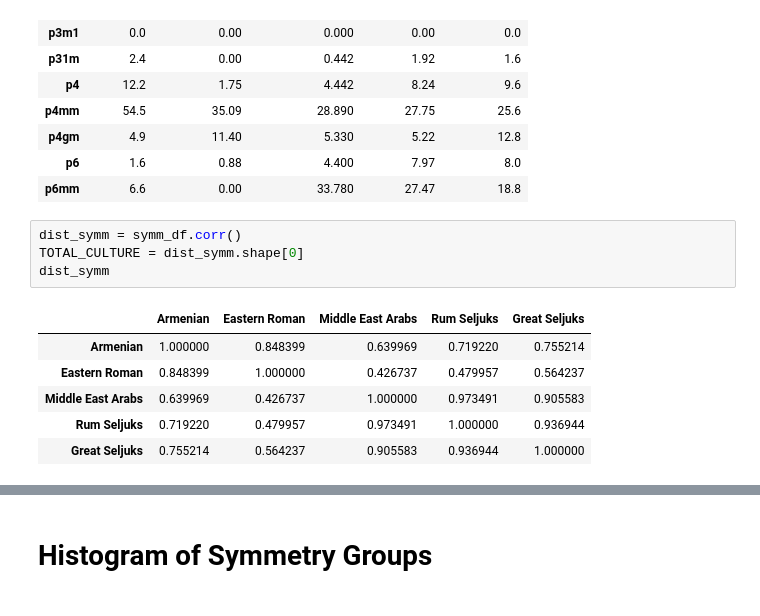
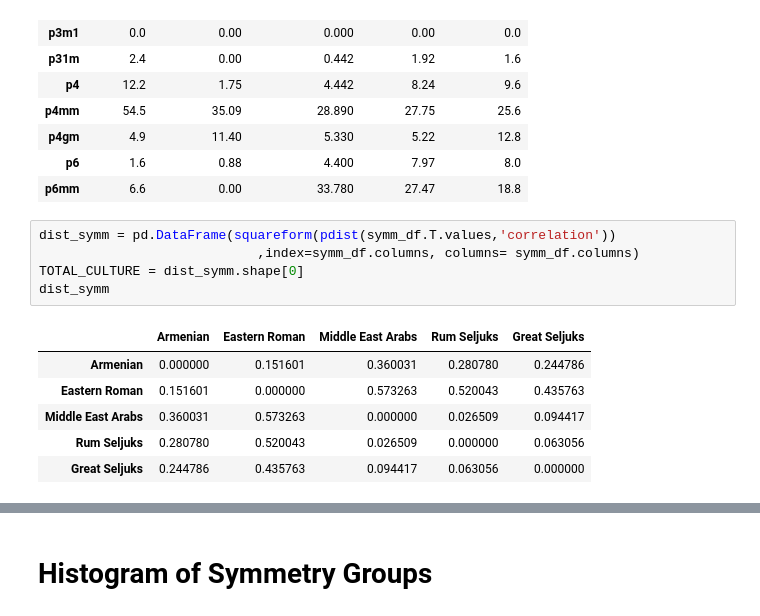
Before and after one commit to selimonat/ornament_symmgroups, a Jupyter notebook: SymmetrySimilarity_analysis.ipynb, the cells around one changed output, grey strips where cells are left out. Saved outputs shown, nothing was run; the diff lists cells and outputs as text.

Commit message:
added euclidean distance matrix, using pdist

```diff
--- a/SymmetrySimilarity_analysis.ipynb
+++ b/SymmetrySimilarity_analysis.ipynb
@@ -155,13 +148,14 @@ symm_df
 | p6 | 1.6 | 0.88 | 4.400 | 7.97 | 8.0 |
 | p6mm | 6.6 | 0.00 | 33.780 | 27.47 | 18.8 |
 # %%
-dist_symm = symm_df.corr()
+dist_symm = pd.DataFrame(squareform(pdist(symm_df.T.values,'correlation'))
+                            ,index=symm_df.columns, columns= symm_df.columns)
 TOTAL_CULTURE = dist_symm.shape[0]
 dist_symm
 # %% [output]
 |  | Armenian | Eastern Roman | Middle East Arabs | Rum Seljuks | Great Seljuks |
-| Armenian | 1.000000 | 0.848399 | 0.639969 | 0.719220 | 0.755214 |
-| Eastern Roman | 0.848399 | 1.000000 | 0.426737 | 0.479957 | 0.564237 |
-| Middle East Arabs | 0.639969 | 0.426737 | 1.000000 | 0.973491 | 0.905583 |
-| Rum Seljuks | 0.719220 | 0.479957 | 0.973491 | 1.000000 | 0.936944 |
-| Great Seljuks | 0.755214 | 0.564237 | 0.905583 | 0.936944 | 1.000000 |
+| Armenian | 0.000000 | 0.151601 | 0.360031 | 0.280780 | 0.244786 |
+| Eastern Roman | 0.151601 | 0.000000 | 0.573263 | 0.520043 | 0.435763 |
+| Middle East Arabs | 0.360031 | 0.573263 | 0.000000 | 0.026509 | 0.094417 |
+| Rum Seljuks | 0.280780 | 0.520043 | 0.026509 | 0.000000 | 0.063056 |
+| Great Seljuks | 0.244786 | 0.435763 | 0.094417 | 0.063056 | 0.000000 |
```
Also changed, not shown: parts of 6 cells of this notebook.
